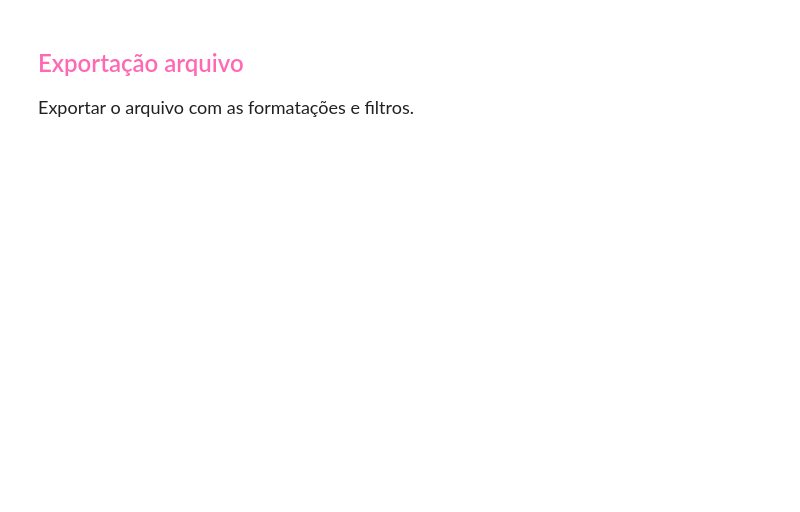
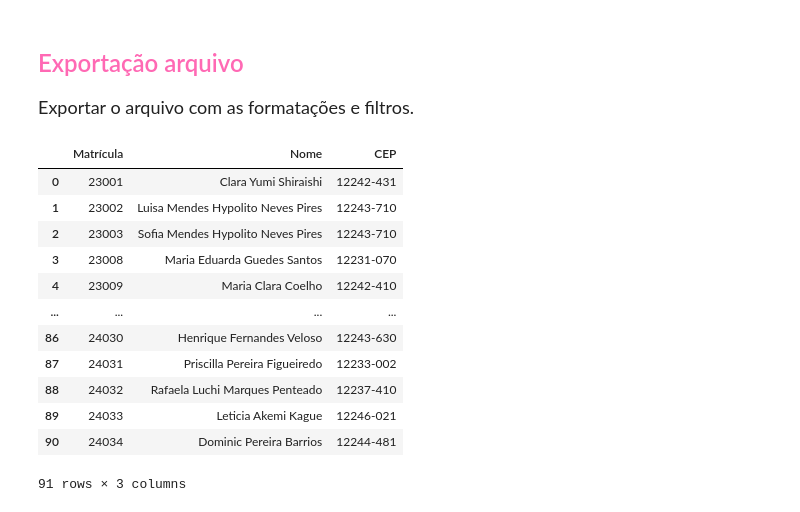
Before and after one commit to KoreTane/PredictiveLeadManagement, a Jupyter notebook: CSB_Dance_Data_wrangling.ipynb, the cells around one changed output. Saved outputs shown, nothing was run; the diff lists cells and outputs as text; code cells hidden in the pictures; blank space fills up the shorter version.

```diff
--- a/CSB_Dance_Data_wrangling.ipynb
+++ b/CSB_Dance_Data_wrangling.ipynb
@@ -781,3 +712,21 @@ with pd.ExcelWriter('CRM.xlsx', engine='xlsxwriter') as writer:
 
     # Descomente a linha abaixo se você tiver outro DataFrame para exportar
     # df_pc.to_excel(writer, sheet_name='Plano de contas', index=False)
+# %%
+dfC =pd.read_excel('MatriculaCEP.xlsx')
+# %%
+dfC
+# %% [output]
+|  | Matrícula | Nome | CEP |
+| 0 | 23001 | Clara Yumi Shiraishi | 12242-431 |
+| 1 | 23002 | Luisa Mendes Hypolito Neves Pires | 12243-710 |
+| 2 | 23003 | Sofia Mendes Hypolito Neves Pires | 12243-710 |
+| 3 | 23008 | Maria Eduarda Guedes Santos | 12231-070 |
+| 4 | 23009 | Maria Clara Coelho | 12242-410 |
+| ... | ... | ... | ... |
+| 86 | 24030 | Henrique Fernandes Veloso | 12243-630 |
+| 87 | 24031 | Priscilla Pereira Figueiredo | 12233-002 |
+| 88 | 24032 | Rafaela Luchi Marques Penteado | 12237-410 |
+| 89 | 24033 | Leticia Akemi Kague | 12246-021 |
+| 90 | 24034 | Dominic Pereira Barrios | 12244-481 |
+91 rows × 3 columns
```
Also changed, not shown: parts of 37 cells of this notebook.
